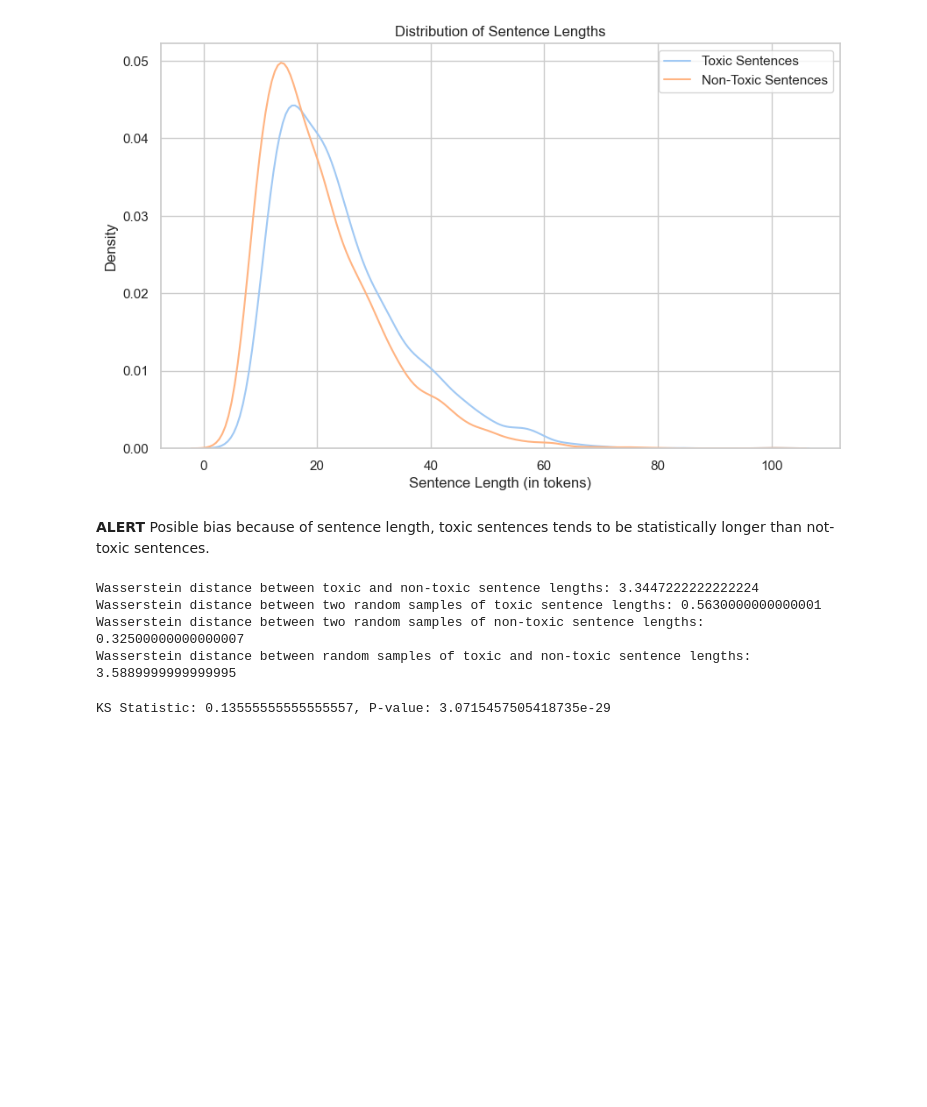
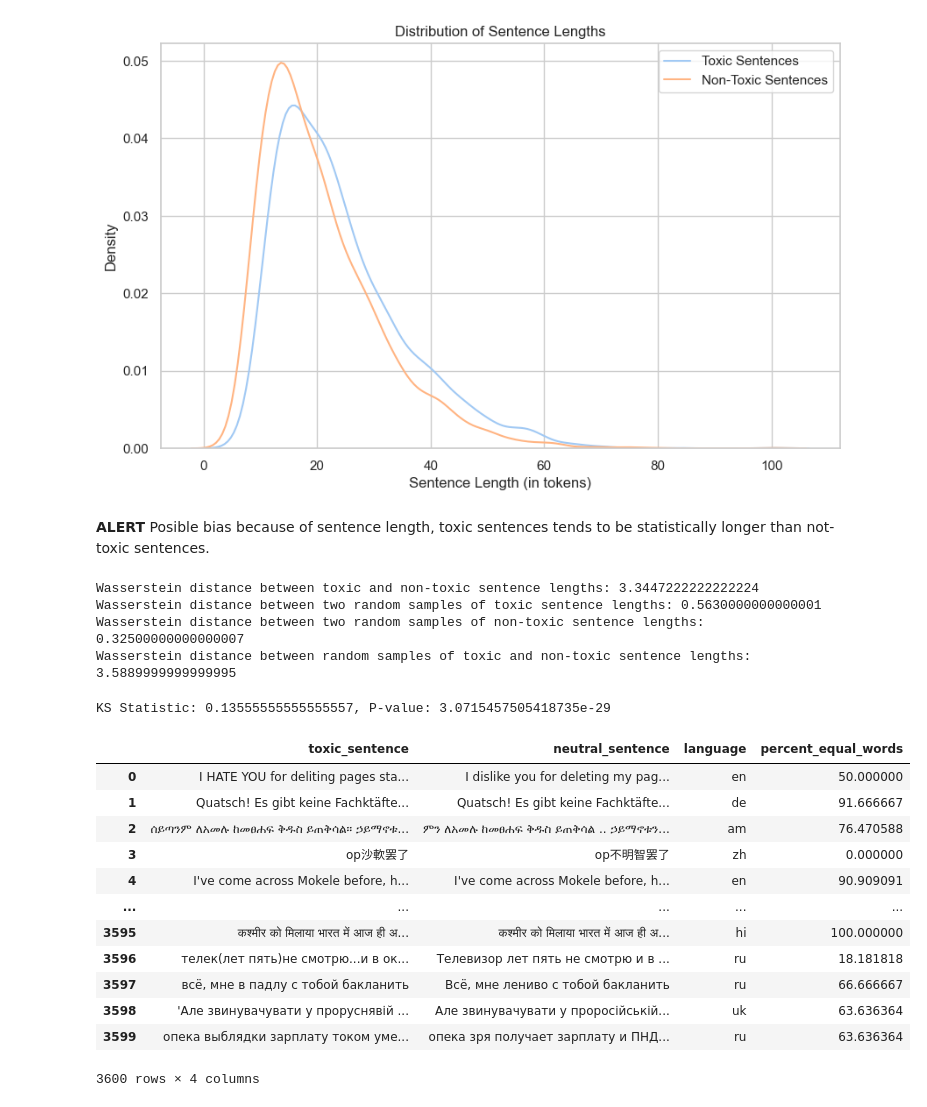
Before and after one commit to Mariogarber/PLN-Project, a Jupyter notebook: explore.ipynb, the cells around one changed output. Saved outputs shown, nothing was run; the diff lists cells and outputs as text; code cells hidden in the pictures; blank space fills up the shorter version.

```diff
--- a/explore.ipynb
+++ b/explore.ipynb
@@ -189,3 +189,29 @@ ks_statistic, p_value = ks_2samp(toxic_lengths, non_toxic_lengths, alternative='
 print(f"KS Statistic: {ks_statistic}, P-value: {p_value}")
 # %% [output]
 KS Statistic: 0.13555555555555557, P-value: 3.0715457505418735e-29
+# %%
+def percent_equal_words(row):
+    toxic_words = set(str(row['toxic_sentence']).split())
+    neutral_words = str(row['neutral_sentence']).split()
+    if not neutral_words:
+        return 0.0
+    equal_count = sum(1 for word in neutral_words if word in toxic_words)
+    return equal_count / len(neutral_words) * 100
+
+dataset.data['percent_equal_words'] = dataset.data.apply(percent_equal_words, axis=1)
+
+dataset.data
+# %% [output]
+|  | toxic_sentence | neutral_sentence | language | percent_equal_words |
+| 0 | I HATE YOU for deliting pages sta... | I dislike you for deleting my pag... | en | 50.000000 |
+| 1 | Quatsch! Es gibt keine Fachktäfte... | Quatsch! Es gibt keine Fachktäfte... | de | 91.666667 |
+| 2 | ሰይጣንም ለአመሉ ከመፀሐፍ ቅዱስ ይጠቅሳል። ኃይማኖቱ... | ምን ለአመሉ ከመፀሐፍ ቅዱስ ይጠቅሳል .. ኃይማኖቱን... | am | 76.470588 |
+| 3 | op沙軟罢了 | op不明智罢了 | zh | 0.000000 |
+| 4 | I've come across Mokele before, h... | I've come across Mokele before, h... | en | 90.909091 |
+| ... | ... | ... | ... | ... |
+| 3595 | कश्मीर को मिलाया भारत में आज ही अ... | कश्मीर को मिलाया भारत में आज ही अ... | hi | 100.000000 |
+| 3596 | телек(лет пять)не смотрю...и в ок... | Телевизор лет пять не смотрю и в ... | ru | 18.181818 |
+| 3597 | всё, мне в падлу с тобой бакланить | Всё, мне лениво с тобой бакланить | ru | 66.666667 |
+| 3598 | 'Але звинувачувати у проруснявій ... | Але звинувачувати у проросійській... | uk | 63.636364 |
+| 3599 | опека выблядки зарплату током уме... | опека зря получает зарплату и ПНД... | ru | 63.636364 |
+3600 rows × 4 columns
```
Also changed, not shown: parts of 2 cells of this notebook, 5 other files.
